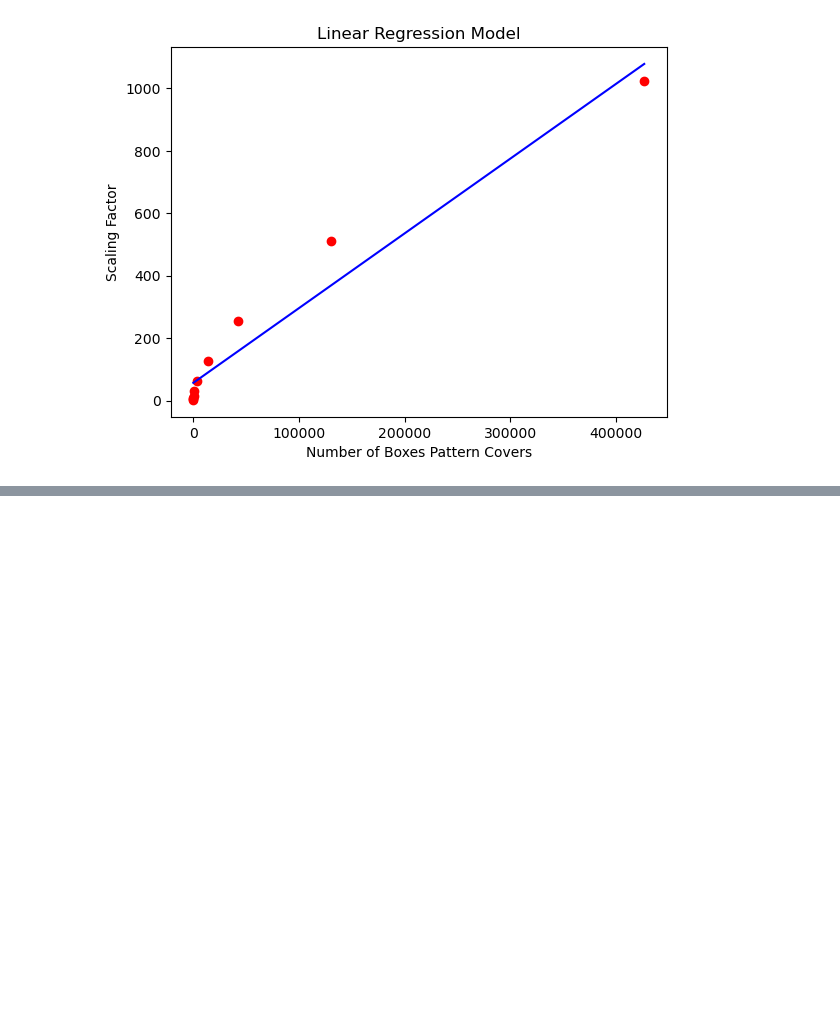
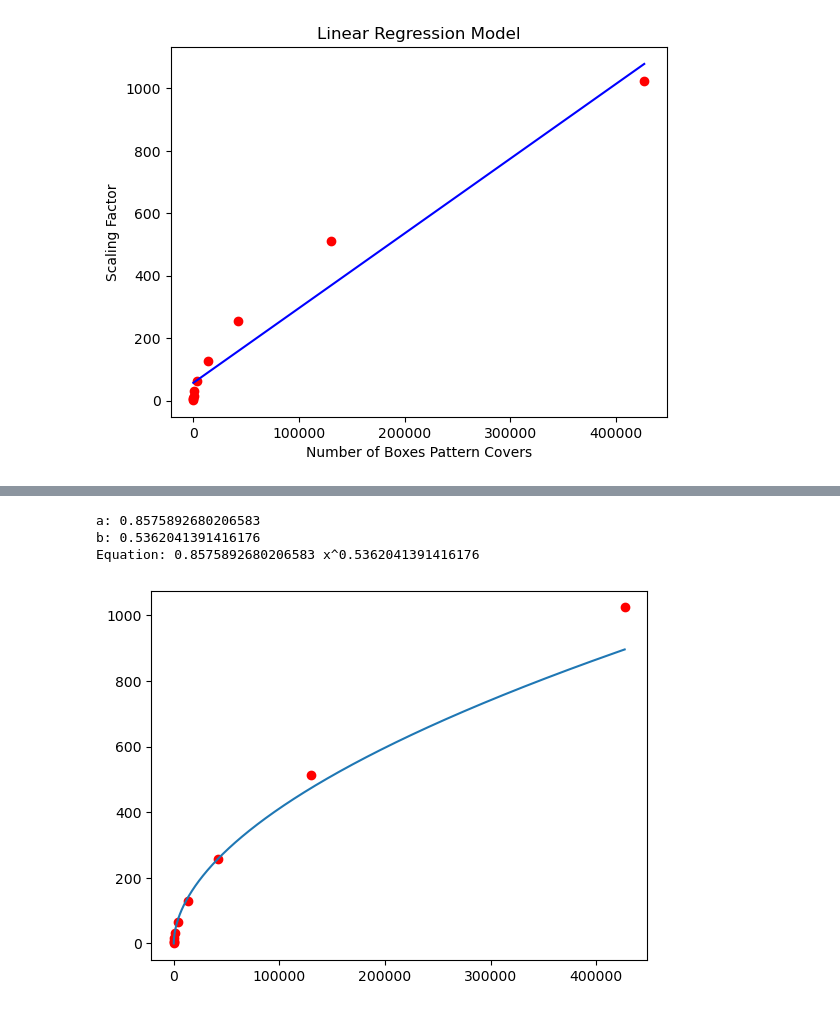
Before and after one commit to nathan-barry/fractal-dimension-calculator, a Jupyter notebook: fractal-dimension.ipynb, the cells around one changed output, grey strips where cells are left out. Cells and saved outputs as stored; diff of their text form; code cells hidden in the pictures; blank space fills up the shorter version.

```diff
--- a/fractal-dimension.ipynb
+++ b/fractal-dimension.ipynb
@@ -231,0 +256,19 @@ plt.show()
+# %%
+print(f'a: {a}')
+print(f'b: {b}')
+print(f'Equation: {a} x^{b}')
+# %% [output]
+a: 0.8575892680206583
+b: 0.5362041391416176
+Equation: 0.8575892680206583 x^0.5362041391416176
+# %%
+def graph(formula, x_range, p_x, p_y):
+    plt.scatter(p_x, p_y, color='red')
+    x = np.array(x_range)
+    y = eval(formula)
+    plt.plot(x, y)
+    plt.show()
+# %%
+graph(f'{a}*(x**{b})', range(0, 427023), x, y)
+# %% [output]
+[figure, added]
```
Also changed, not shown: parts of 11 cells of this notebook.
